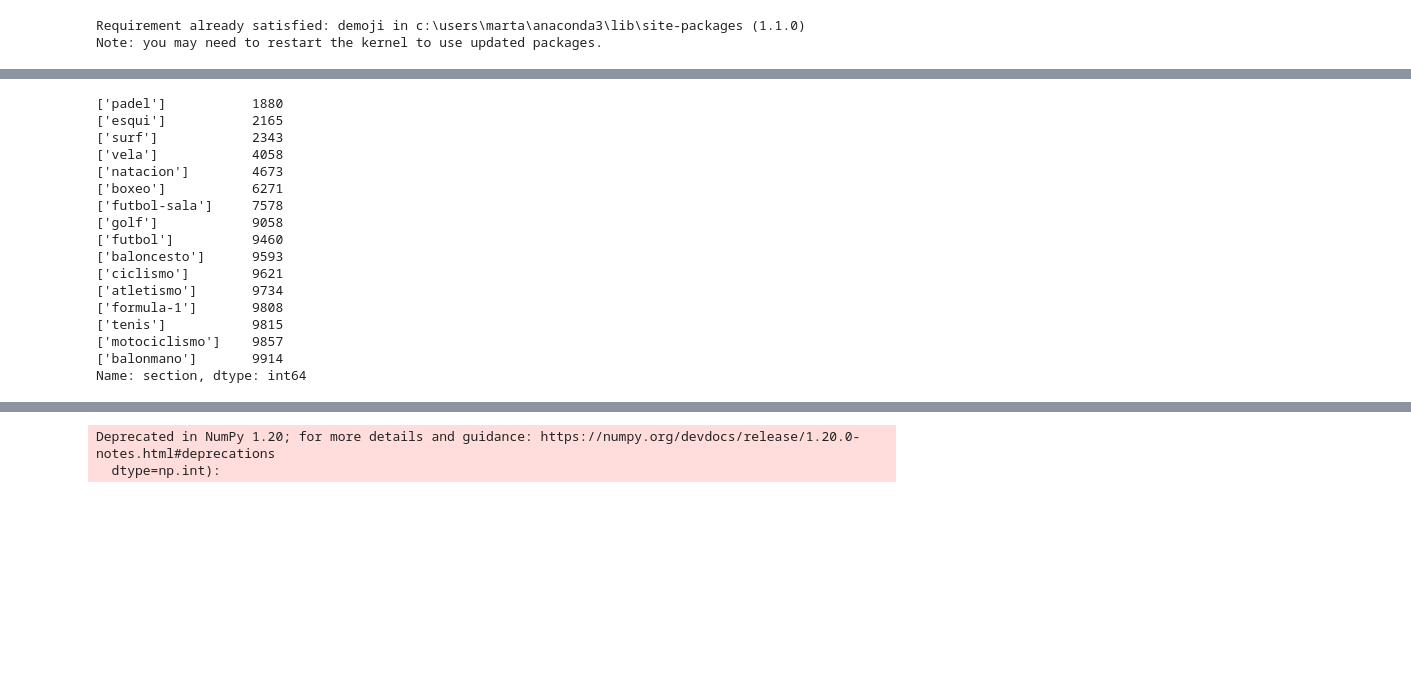
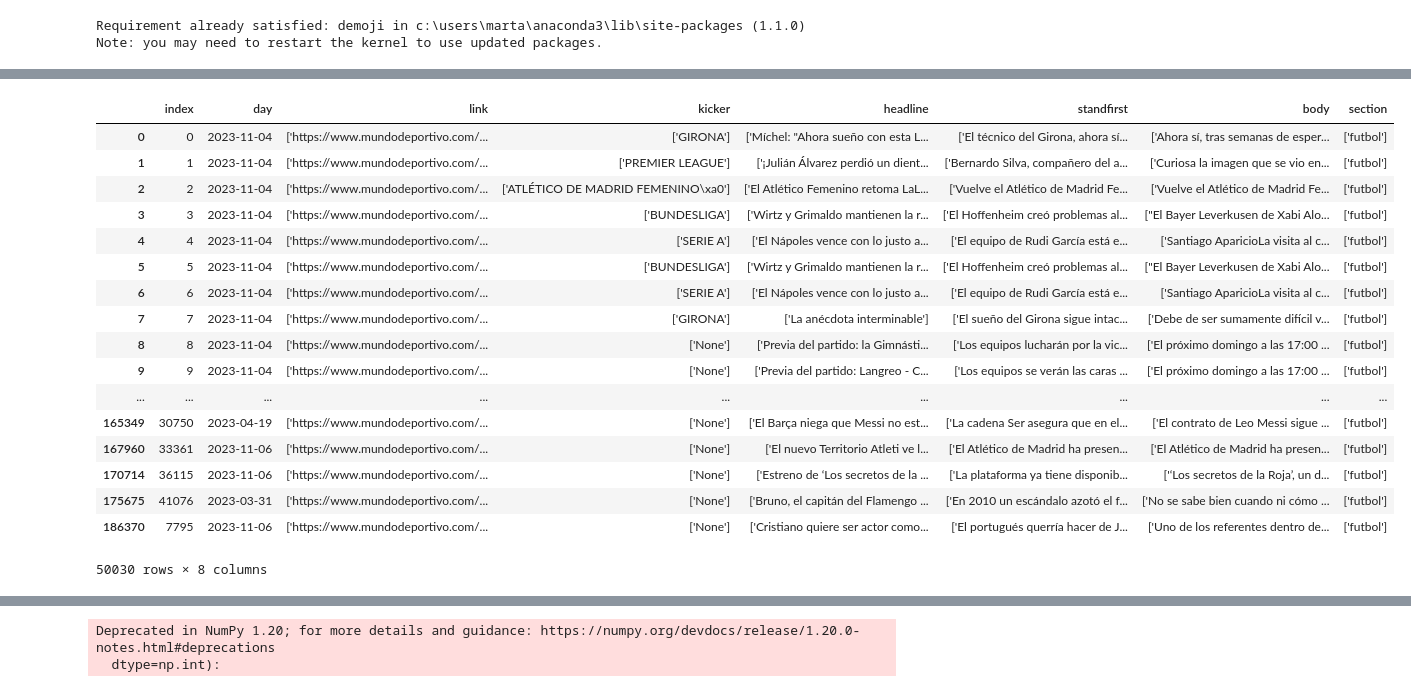
Before and after one commit to Marta7bs/TFG_Gender_Bias_Metrics_NLP, a Jupyter notebook: analysis/preprocess_pipeline.ipynb, the cells around one changed output, grey strips where cells are left out. Drawn from its saved outputs; the diff is of its cells as text; code cells hidden in the pictures; blank space fills up the shorter version.

```diff
--- a/analysis/preprocess_pipeline.ipynb
+++ b/analysis/preprocess_pipeline.ipynb
@@ -66,27 +75,35 @@ Size of df: 115828
-# %%
-# explore data
-#c_f = len
-#count_futbol = df['section'].value_counts()['futbol']
-#df
-print(df['section'].value_counts(ascending=True))
-# %% [output]
-['padel']           1880
-['esqui']           2165
-['surf']            2343
-['vela']            4058
-['natacion']        4673
-['boxeo']           6271
-['futbol-sala']     7578
-['golf']            9058
-['futbol']          9460
-['baloncesto']      9593
-['ciclismo']        9621
-['atletismo']       9734
-['formula-1']       9808
-['tenis']           9815
-['motociclismo']    9857
-['balonmano']       9914
-Name: section, dtype: int64
+# %%
+# explore data
+#c_f = len
+#count_futbol = df['section'].value_counts()['futbol']
+#df
+# Convertir la columna 'day' a tipo datetime
+df['day'] = df['day'].str[2:12]
+df['day'] = pd.to_datetime(df['day'], format='%y-%m-%d')
+
+# Seleccionar todas las filas donde el año es 2023
+df = df[df['day'].dt.year == 2023]
+# %%
+df
+# %% [output]
+|  | index | day | link | kicker | headline | standfirst | body | section |
+| 0 | 0 | 2023-11-04 | ['https://www.mundodeportivo.com/... | ['GIRONA'] | ['Míchel: "Ahora sueño con esta L... | ['El técnico del Girona, ahora sí... | ['Ahora sí, tras semanas de esper... | ['futbol'] |
+| 1 | 1 | 2023-11-04 | ['https://www.mundodeportivo.com/... | ['PREMIER LEAGUE'] | ['¡Julián Álvarez perdió un dient... | ['Bernardo Silva, compañero del a... | ['Curiosa la imagen que se vio en... | ['futbol'] |
+| 2 | 2 | 2023-11-04 | ['https://www.mundodeportivo.com/... | ['ATLÉTICO DE MADRID FEMENINO\xa0'] | ['El Atlético Femenino retoma LaL... | ['Vuelve el Atlético de Madrid Fe... | ['Vuelve el Atlético de Madrid Fe... | ['futbol'] |
+| 3 | 3 | 2023-11-04 | ['https://www.mundodeportivo.com/... | ['BUNDESLIGA'] | ['Wirtz y Grimaldo mantienen la r... | ['El Hoffenheim creó problemas al... | ["El Bayer Leverkusen de Xabi Alo... | ['futbol'] |
+| 4 | 4 | 2023-11-04 | ['https://www.mundodeportivo.com/... | ['SERIE A'] | ['El Nápoles vence con lo justo a... | ['El equipo de Rudi García está e... | ['Santiago AparicioLa visita al c... | ['futbol'] |
+| 5 | 5 | 2023-11-04 | ['https://www.mundodeportivo.com/... | ['BUNDESLIGA'] | ['Wirtz y Grimaldo mantienen la r... | ['El Hoffenheim creó problemas al... | ["El Bayer Leverkusen de Xabi Alo... | ['futbol'] |
+| 6 | 6 | 2023-11-04 | ['https://www.mundodeportivo.com/... | ['SERIE A'] | ['El Nápoles vence con lo justo a... | ['El equipo de Rudi García está e... | ['Santiago AparicioLa visita al c... | ['futbol'] |
+| 7 | 7 | 2023-11-04 | ['https://www.mundodeportivo.com/... | ['GIRONA'] | ['La anécdota interminable'] | ['El sueño del Girona sigue intac... | ['Debe de ser sumamente difícil v... | ['futbol'] |
+| 8 | 8 | 2023-11-04 | ['https://www.mundodeportivo.com/... | ['None'] | ['Previa del partido: la Gimnásti... | ['Los equipos lucharán por la vic... | ['El próximo domingo a las 17:00 ... | ['futbol'] |
+| 9 | 9 | 2023-11-04 | ['https://www.mundodeportivo.com/... | ['None'] | ['Previa del partido: Langreo - C... | ['Los equipos se verán las caras ... | ['El próximo domingo a las 17:00 ... | ['futbol'] |
+| ... | ... | ... | ... | ... | ... | ... | ... | ... |
+| 165349 | 30750 | 2023-04-19 | ['https://www.mundodeportivo.com/... | ['None'] | ['El Barça niega que Messi no est... | ['La cadena Ser asegura que en el... | ['El contrato de Leo Messi sigue ... | ['futbol'] |
+| 167960 | 33361 | 2023-11-06 | ['https://www.mundodeportivo.com/... | ['None'] | ['El nuevo Territorio Atleti ve l... | ['El Atlético de Madrid ha presen... | ['El Atlético de Madrid ha presen... | ['futbol'] |
+| 170714 | 36115 | 2023-11-06 | ['https://www.mundodeportivo.com/... | ['None'] | ['Estreno de ‘Los secretos de la ... | ['La plataforma ya tiene disponib... | ['‘Los secretos de la Roja’, un d... | ['futbol'] |
+| 175675 | 41076 | 2023-03-31 | ['https://www.mundodeportivo.com/... | ['None'] | ['Bruno, el capitán del Flamengo ... | ['En 2010 un escándalo azotó el f... | ['No se sabe bien cuando ni cómo ... | ['futbol'] |
+| 186370 | 7795 | 2023-11-06 | ['https://www.mundodeportivo.com/... | ['None'] | ['Cristiano quiere ser actor como... | ['El portugués querría hacer de J... | ['Uno de los referentes dentro de... | ['futbol'] |
+50030 rows × 8 columns
 # %%
 # First, remove duplicate rows in case that an article has been repeated for some reason
 df.drop_duplicates(subset=['headline'])
```
Also changed, not shown: parts of 12 cells of this notebook, 12 other files.
